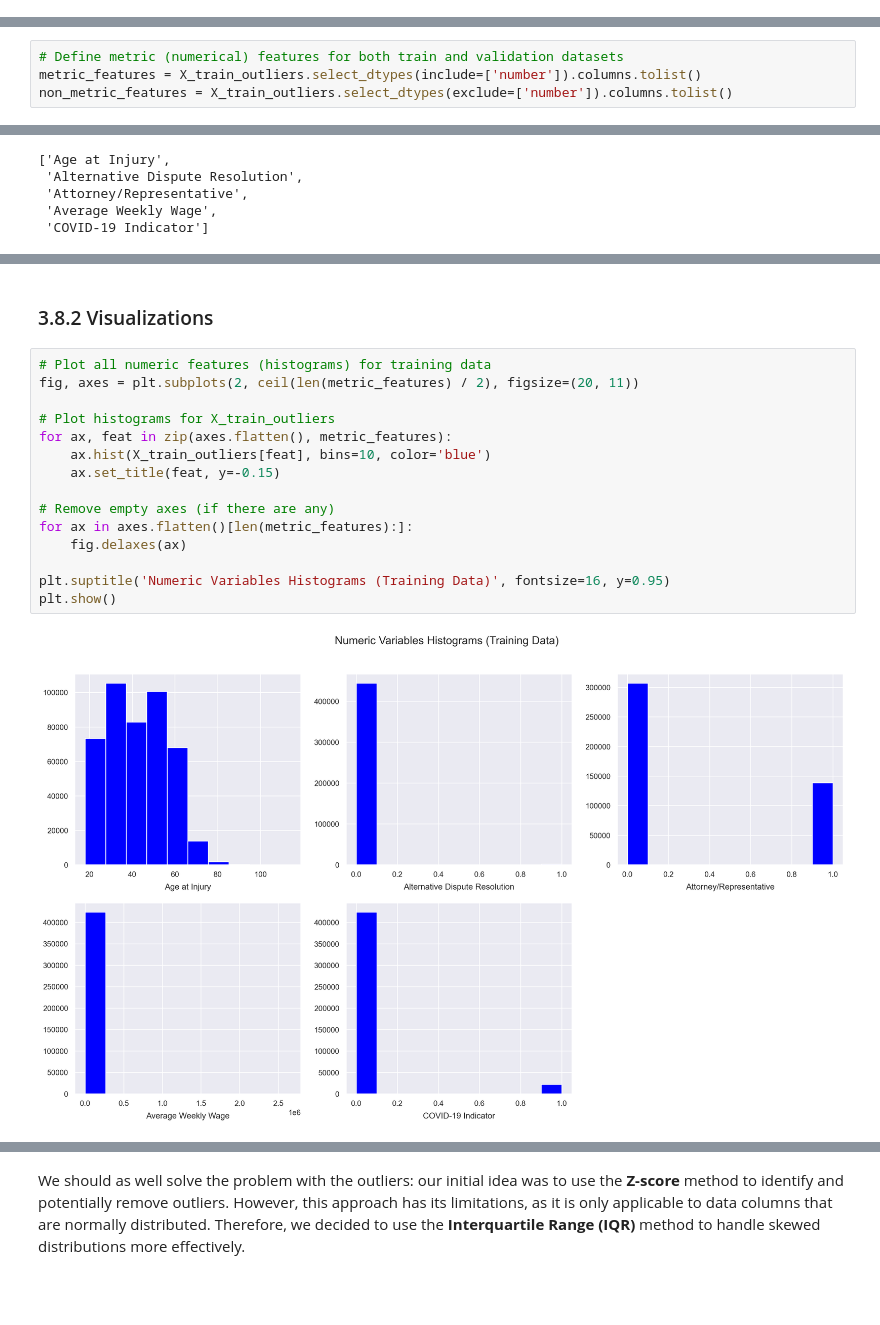
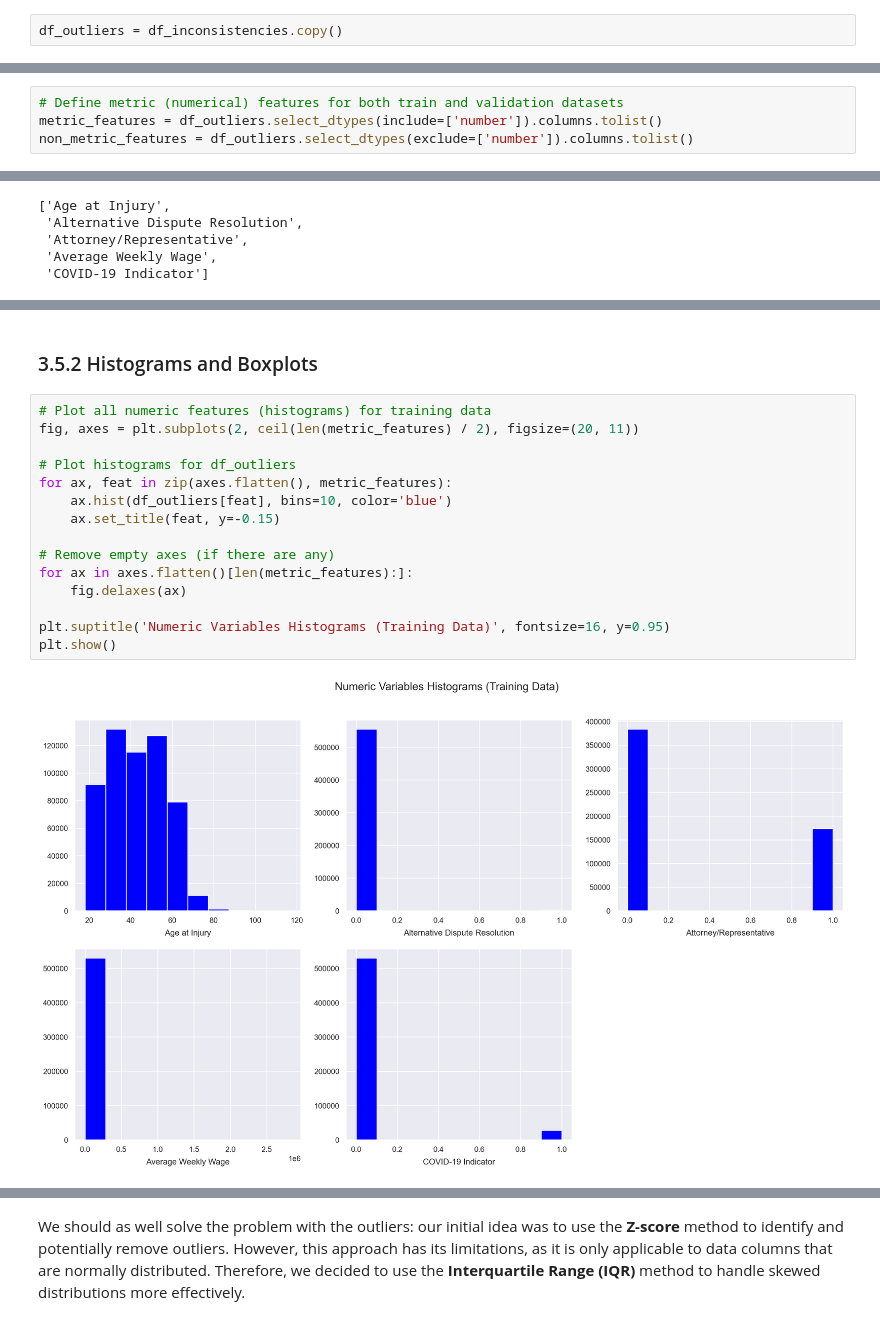
Before and after one commit to mgalao/machine-learning-project, a Jupyter notebook: project/Group_38_notebook.ipynb, the cells around one changed output, grey strips where cells are left out. Cells and saved outputs as stored; diff of their text form; blank space fills up the shorter version.

```diff
--- a/project/Group_38_notebook.ipynb
+++ b/project/Group_38_notebook.ipynb
@@ -2045 +2042,3 @@ X_train, X_val, y_train, y_val = train_test_split(data,
+# %%
+df_outliers = df_inconsistencies.copy()
 # %% [markdown]
@@ -2053,7 +2046,7 @@ X_val_outliers = X_val.copy()
 # %%
 # Define metric (numerical) features for both train and validation datasets
-metric_features = X_train_outliers.select_dtypes(include=['number']).columns.tolist()
-non_metric_features = X_train_outliers.select_dtypes(exclude=['number']).columns.tolist()
+metric_features = df_outliers.select_dtypes(include=['number']).columns.tolist()
+non_metric_features = df_outliers.select_dtypes(exclude=['number']).columns.tolist()
 # %%
 metric_features
 # %% [output]
@@ -2086,24 +2076,24 @@ non_metric_features
  'Zip Code',
  'Male']
 # %% [markdown]
-### 3.8.2 Visualizations <a id="visualizations"></a>
+### 3.5.2 Histograms and Boxplots <a id="visualizations"></a>
 # %%
 # Plot all numeric features (histograms) for training data
 fig, axes = plt.subplots(2, ceil(len(metric_features) / 2), figsize=(20, 11))
 
-# Plot histograms for X_train_outliers
+# Plot histograms for df_outliers
 for ax, feat in zip(axes.flatten(), metric_features):
-    ax.hist(X_train_outliers[feat], bins=10, color='blue')
+    ax.hist(df_outliers[feat], bins=10, color='blue')
     ax.set_title(feat, y=-0.15)
 
 # Remove empty axes (if there are any)
 for ax in axes.flatten()[len(metric_features):]:
     fig.delaxes(ax)
 
 plt.suptitle('Numeric Variables Histograms (Training Data)', fontsize=16, y=0.95)
 plt.show()
 # %% [output]
-[figure, old version]
+[figure, new version]
 # %%
 # Create box plots for each numerical feature for training data
 fig, axes = plt.subplots(2, ceil(len(metric_features) / 2), figsize=(20, 11))
```
Also changed, not shown: parts of 196 cells of this notebook.
